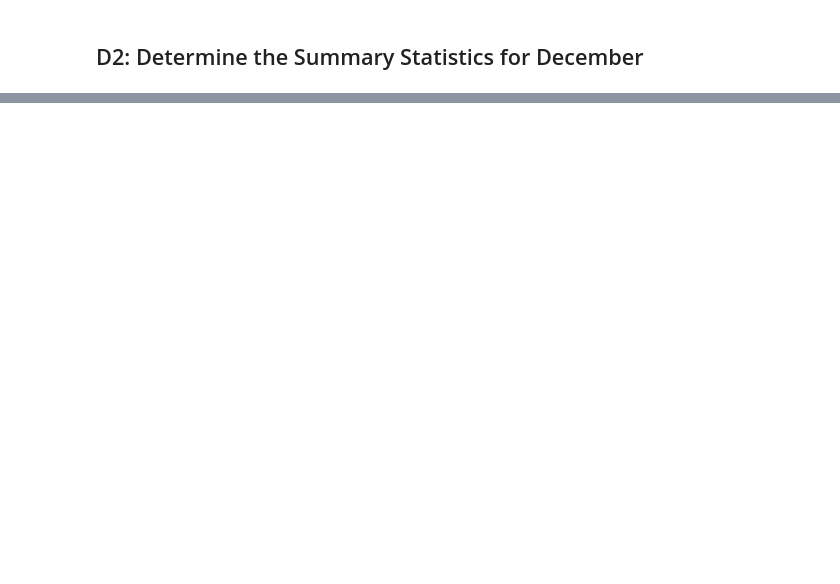
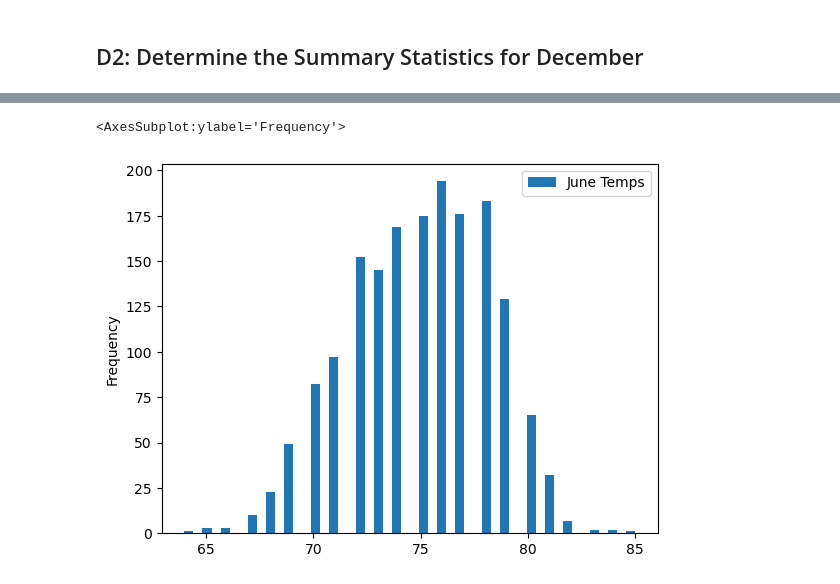
Before and after one commit to kmomolina/surfs_up, a Jupyter notebook: SurfsUp_Challenge.ipynb, the cells around one changed output, grey strips where cells are left out. Saved outputs shown, nothing was run; the diff lists cells and outputs as text; code cells hidden in the pictures; blank space fills up the shorter version.

```diff
--- a/SurfsUp_Challenge.ipynb
+++ b/SurfsUp_Challenge.ipynb
@@ -133,0 +203,5 @@ june_temp_df.describe()
+# %%
+june_temp_df.plot.hist(bins=50)
+# %% [output]
+<AxesSubplot:ylabel='Frequency'>
+[figure, added]
```
Also changed, not shown: parts of 8 cells of this notebook, 4 other files.
